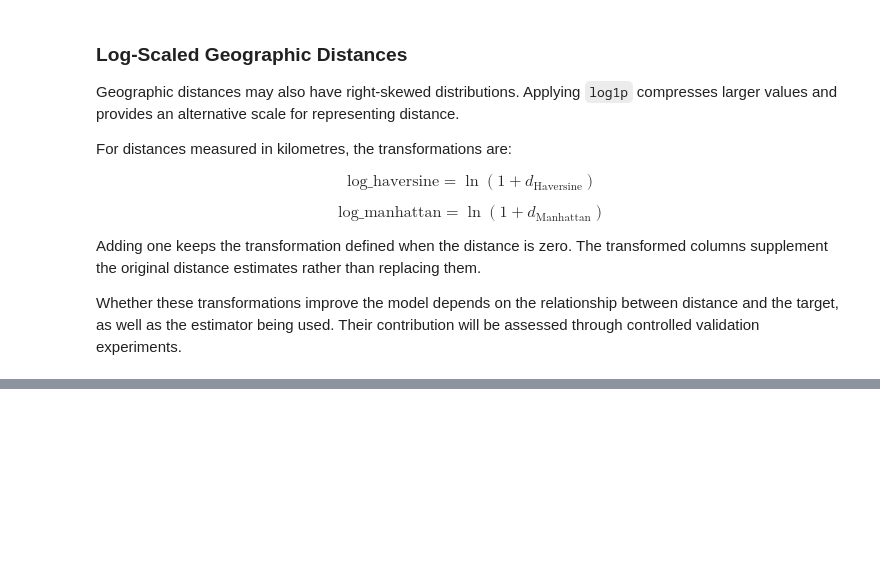
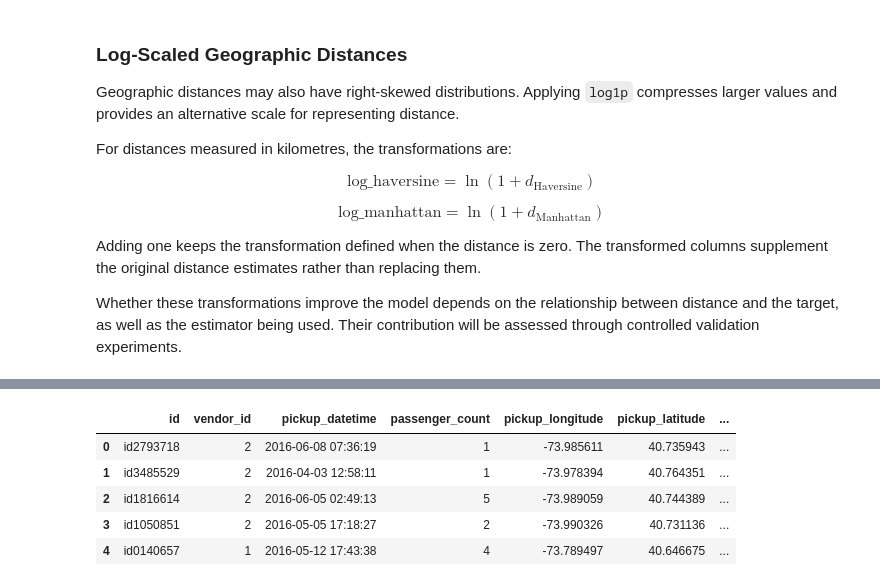
Before and after one commit to mohamedelsayed177/taxi-trip-duration, a Jupyter notebook: notebook/EDA.ipynb, the cells around one changed output, grey strips where cells are left out. Saved outputs shown, nothing was run; the diff lists cells and outputs as text; code cells hidden in the pictures; blank space fills up the shorter version.

```diff
--- a/notebook/EDA.ipynb
+++ b/notebook/EDA.ipynb
@@ -557,0 +537,9 @@ The purpose of this section is to describe patterns, investigate hypotheses, and
+# %%
+df.head()
+# %% [output]
+|  | id | vendor_id | pickup_datetime | passenger_count | pickup_longitude | pickup_latitude | ... |
+| 0 | id2793718 | 2 | 2016-06-08 07:36:19 | 1 | -73.985611 | 40.735943 | ... |
+| 1 | id3485529 | 2 | 2016-04-03 12:58:11 | 1 | -73.978394 | 40.764351 | ... |
+| 2 | id1816614 | 2 | 2016-06-05 02:49:13 | 5 | -73.989059 | 40.744389 | ... |
+| 3 | id1050851 | 2 | 2016-05-05 17:18:27 | 2 | -73.990326 | 40.731136 | ... |
+| 4 | id0140657 | 1 | 2016-05-12 17:43:38 | 4 | -73.789497 | 40.646675 | ... |
```
Also changed, not shown: parts of 18 cells of this notebook.
